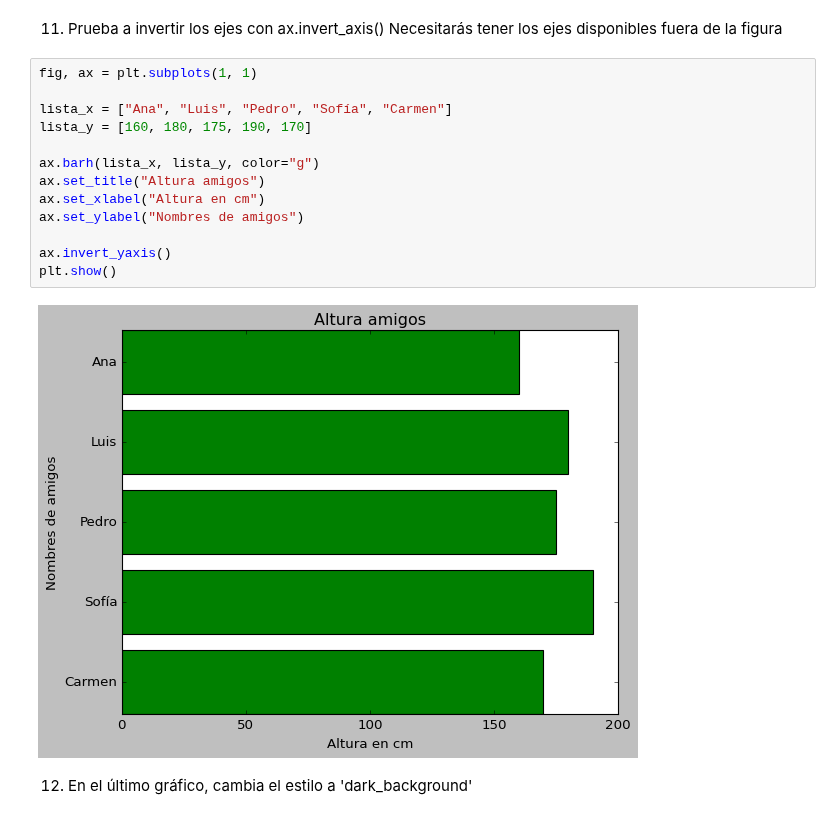
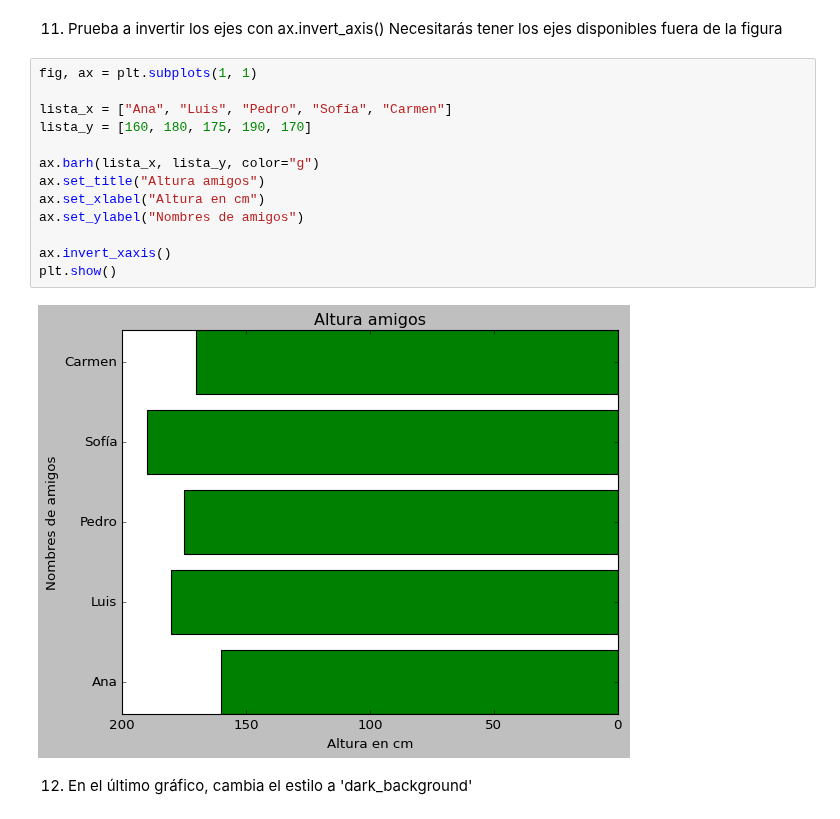
Before and after one commit to AGC79/ONLINE_DS_THEBRDIGE_TRABAJOSAGC, a Jupyter notebook: 2-DATA_ANALYSIS/4-Visualización/1-Matplotlib/ejercicios/ejercicios_Matplotlib_alvaro_guerra_cabello.ipynb, the cells around one changed output. Cells and saved outputs as stored; diff of their text form.

```diff
--- a/2-DATA_ANALYSIS/4-Visualización/1-Matplotlib/ejercicios/ejercicios_Matplotlib_alvaro_guerra_cabello.ipynb
+++ b/2-DATA_ANALYSIS/4-Visualización/1-Matplotlib/ejercicios/ejercicios_Matplotlib_alvaro_guerra_cabello.ipynb
@@ -220,18 +224,18 @@ Necesitarás tener los ejes disponibles  fuera de la figura
 # %%
 fig, ax = plt.subplots(1, 1)
 
 lista_x = ["Ana", "Luis", "Pedro", "Sofía", "Carmen"]
 lista_y = [160, 180, 175, 190, 170]
 
 ax.barh(lista_x, lista_y, color="g")
 ax.set_title("Altura amigos")
 ax.set_xlabel("Altura en cm")
 ax.set_ylabel("Nombres de amigos")
 
-ax.invert_yaxis()
+ax.invert_xaxis()
 plt.show()
 # %% [output]
-[figure, old version]
+[figure, new version]
 # %% [markdown]
 12. En el último gráfico, cambia el estilo a 'dark_background'
 # %%
```
Also changed, not shown: parts of 7 cells of this notebook, 11 other files.
